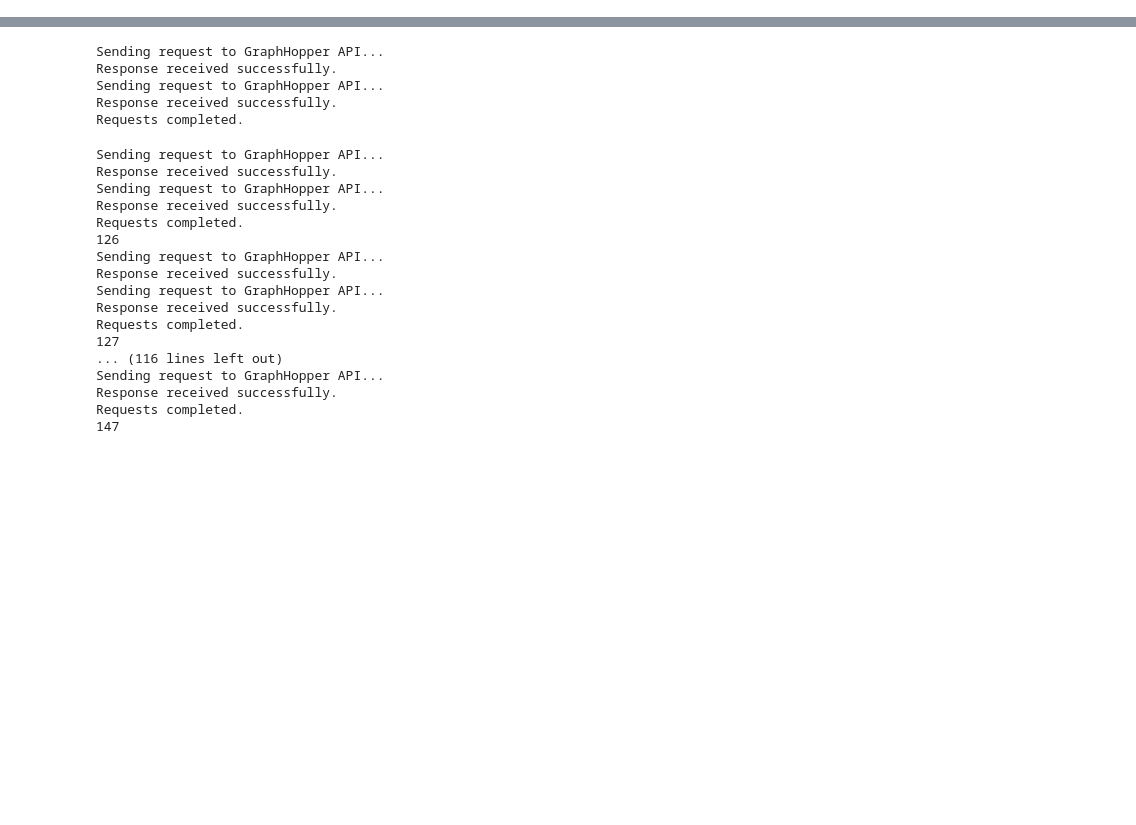
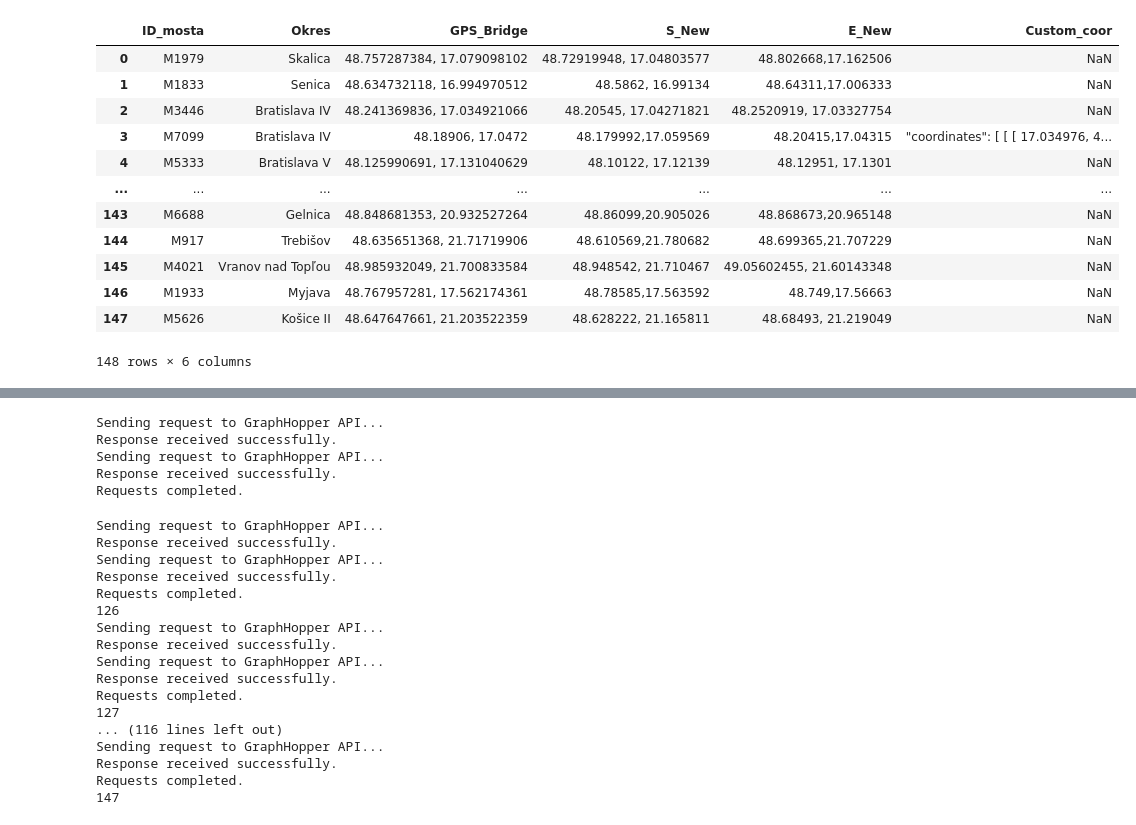
Before and after one commit to Medvedku/Bridges, a Jupyter notebook: Trasový_vplyv/01_script_to_get_responses.ipynb, the cells around one changed output, grey strips where cells are left out. Saved outputs shown, nothing was run; the diff lists cells and outputs as text; code cells hidden in the pictures; blank space fills up the shorter version.

```diff
--- a/Trasový_vplyv/01_script_to_get_responses.ipynb
+++ b/Trasový_vplyv/01_script_to_get_responses.ipynb
@@ -23,6 +23,22 @@ selected_columns = ['ID_mosta', 'Okres',
 
 # Filter the DataFrame to include only the selected columns
 df_routes = df_routes[selected_columns]
+# %%
+df_routes
+# %% [output]
+|  | ID_mosta | Okres | GPS_Bridge | S_New | E_New | Custom_coor |
+| 0 | M1979 | Skalica | 48.757287384, 17.079098102 | 48.72919948, 17.04803577 | 48.802668,17.162506 | NaN |
+| 1 | M1833 | Senica | 48.634732118, 16.994970512 | 48.5862, 16.99134 | 48.64311,17.006333 | NaN |
+| 2 | M3446 | Bratislava IV | 48.241369836, 17.034921066 | 48.20545, 17.04271821 | 48.2520919, 17.03327754 | NaN |
+| 3 | M7099 | Bratislava IV | 48.18906, 17.0472 | 48.179992,17.059569 | 48.20415,17.04315 | "coordinates": [ [ [ 17.034976, 4... |
+| 4 | M5333 | Bratislava V | 48.125990691, 17.131040629 | 48.10122, 17.12139 | 48.12951, 17.1301 | NaN |
+| ... | ... | ... | ... | ... | ... | ... |
+| 143 | M6688 | Gelnica | 48.848681353, 20.932527264 | 48.86099,20.905026 | 48.868673,20.965148 | NaN |
+| 144 | M917 | Trebišov | 48.635651368, 21.71719906 | 48.610569,21.780682 | 48.699365,21.707229 | NaN |
+| 145 | M4021 | Vranov nad Topľou | 48.985932049, 21.700833584 | 48.948542, 21.710467 | 49.05602455, 21.60143348 | NaN |
+| 146 | M1933 | Myjava | 48.767957281, 17.562174361 | 48.78585,17.563592 | 48.749,17.56663 | NaN |
+| 147 | M5626 | Košice II | 48.647647661, 21.203522359 | 48.628222, 21.165811 | 48.68493, 21.219049 | NaN |
+148 rows × 6 columns
 # %%
 # Remove spaces from 'GPS_Bridge', 'S_New', and 'E_New' columns
 df_routes['GPS_Bridge'] = df_routes['GPS_Bridge'].str.replace(' ', '')
```
Also changed, not shown: parts of 2 cells of this notebook, 8 other files.
